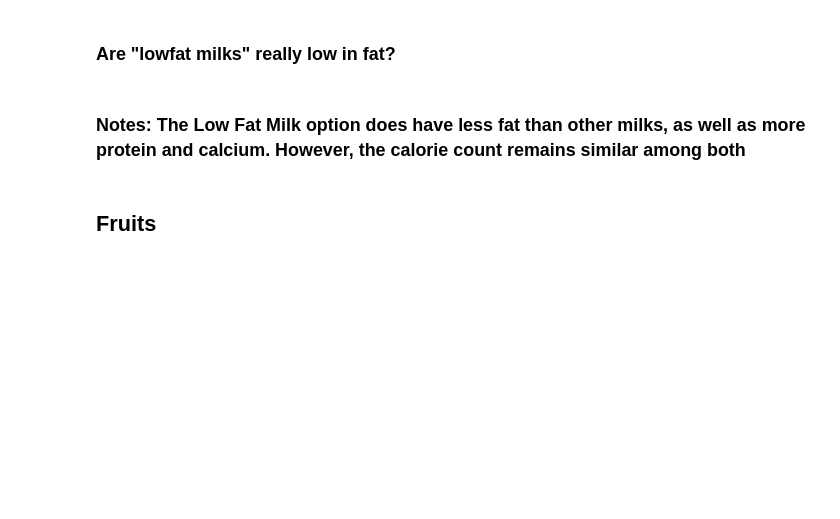
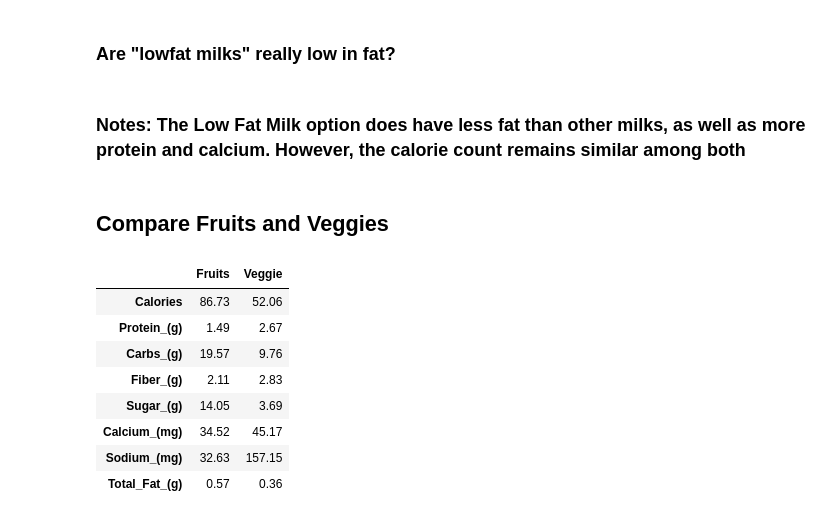
Before and after one commit to Dylanbbenson/Food_Nutrition_Analysis, a Jupyter notebook: Food_Nutrition_Analysis.ipynb, the cells around one changed output. Drawn from its saved outputs; the diff is of its cells as text; code cells hidden in the pictures; blank space fills up the shorter version.

```diff
--- a/Food_Nutrition_Analysis.ipynb
+++ b/Food_Nutrition_Analysis.ipynb
@@ -151,4 +151,25 @@ compare_milk
 # %% [markdown]
 ### Notes: The Low Fat Milk option does have less fat than other milks, as well as more protein and calcium. However, the calorie count remains similar among both
 # %% [markdown]
-## Fruits
+## Compare Fruits and Veggies
+# %%
+#combine averages and transpose the data
+fruits_veggies_averages = pd.concat([fruits_average, veggies_average])
+fruits_veggies_averages = fruits_veggies_averages.transpose()
+fruits_veggies_averages.columns = ('Fruits', 'Veggie')
+fruits_veggies_averages
+
+#drop first two rows
+fruits_veggies_averages = fruits_veggies_averages.iloc[2:]
+
+fruits_veggies_averages
+# %% [output]
+|  | Fruits | Veggie |
+| Calories | 86.73 | 52.06 |
+| Protein_(g) | 1.49 | 2.67 |
+| Carbs_(g) | 19.57 | 9.76 |
+| Fiber_(g) | 2.11 | 2.83 |
+| Sugar_(g) | 14.05 | 3.69 |
+| Calcium_(mg) | 34.52 | 45.17 |
+| Sodium_(mg) | 32.63 | 157.15 |
+| Total_Fat_(g) | 0.57 | 0.36 |
```
Also changed, not shown: parts of 13 cells of this notebook, 1 other file.
